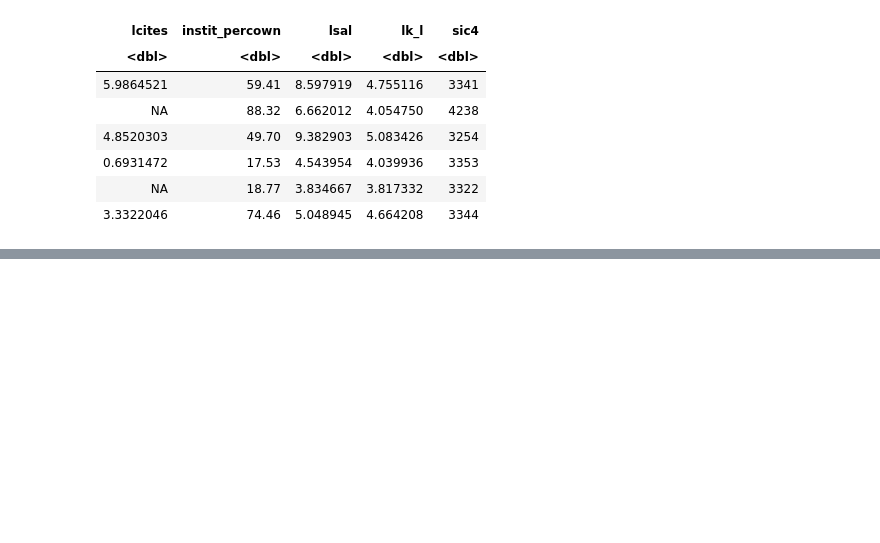
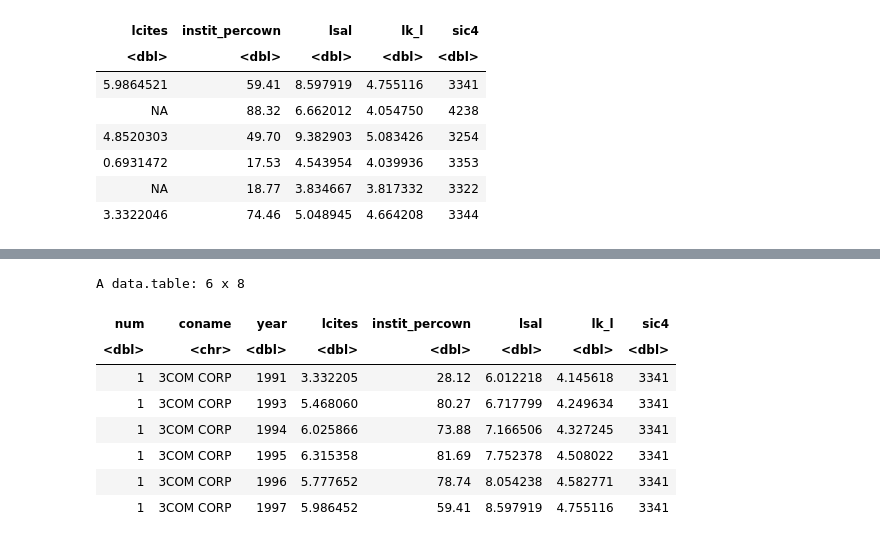
Before and after one commit to oceanumeric/ININ-tutorial, a Jupyter notebook: labs/lab4.ipynb, the cells around one changed output, grey strips where cells are left out. Saved outputs shown, nothing was run; the diff lists cells and outputs as text; code cells hidden in the pictures; blank space fills up the shorter version.

```diff
--- a/labs/lab4.ipynb
+++ b/labs/lab4.ipynb
@@ -178,0 +197,16 @@ We will check the dataset to see if it is a panel data or not.
+# %%
+# have a look at the dataset again
+dt %>%
+    as.data.table() %>%
+    .[, .(num, coname, year, lcites, instit_percown, lsal, lk_l, sic4)] %>%
+    head()
+# %% [output]
+A data.table: 6 x 8
+| num | coname | year | lcites | instit_percown | lsal | lk_l | sic4 |
+| <dbl> | <chr> | <dbl> | <dbl> | <dbl> | <dbl> | <dbl> | <dbl> |
+| 1 | 3COM CORP | 1991 | 3.332205 | 28.12 | 6.012218 | 4.145618 | 3341 |
+| 1 | 3COM CORP | 1993 | 5.468060 | 80.27 | 6.717799 | 4.249634 | 3341 |
+| 1 | 3COM CORP | 1994 | 6.025866 | 73.88 | 7.166506 | 4.327245 | 3341 |
+| 1 | 3COM CORP | 1995 | 6.315358 | 81.69 | 7.752378 | 4.508022 | 3341 |
+| 1 | 3COM CORP | 1996 | 5.777652 | 78.74 | 8.054238 | 4.582771 | 3341 |
+| 1 | 3COM CORP | 1997 | 5.986452 | 59.41 | 8.597919 | 4.755116 | 3341 |
```
Also changed, not shown: parts of 16 cells of this notebook.
